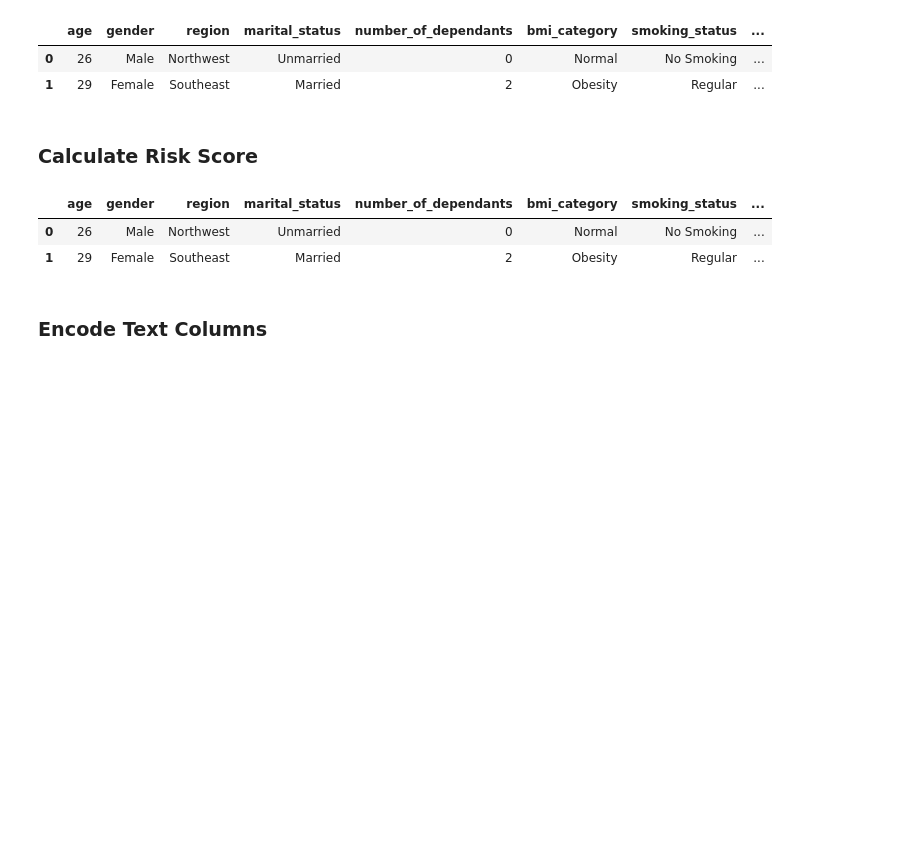
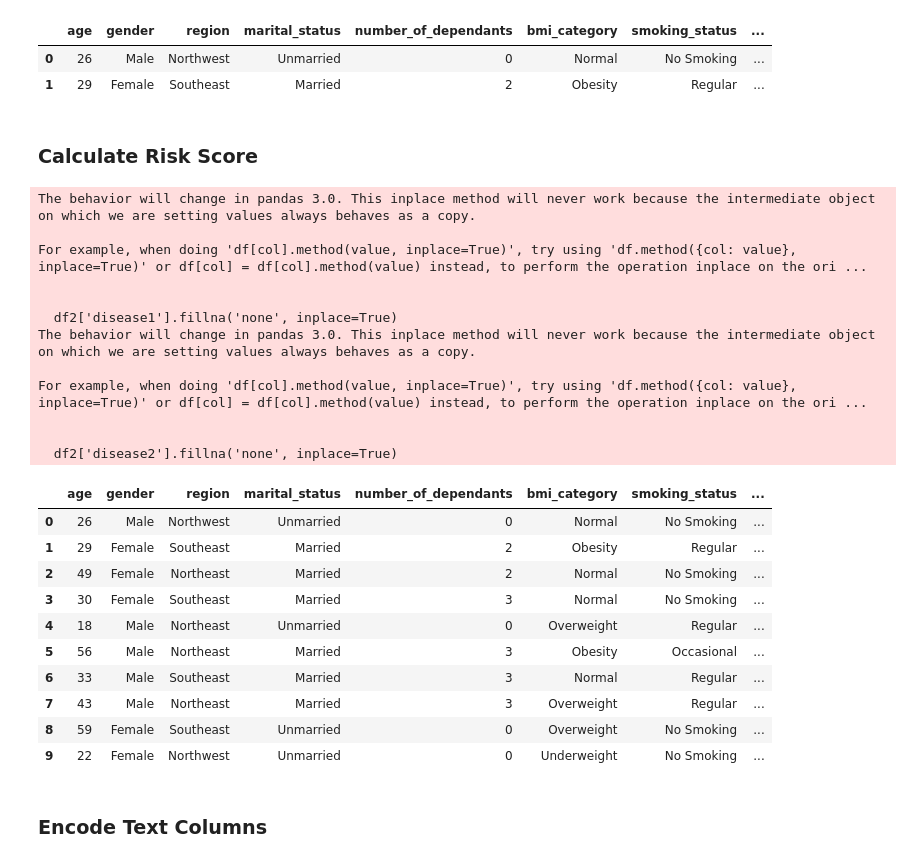
Before and after one commit to Amgoth-Suresh/Machine-Learning-Project-1-Healthcare-Premium-Prediction-Regression-, a Jupyter notebook: project_1_datacleaning_&_EDA_resources/ml_premium_prediction.ipynb, the cells around one changed output. Drawn from its saved outputs; the diff is of its cells as text; code cells hidden in the pictures; blank space fills up the shorter version.

```diff
--- a/project_1_datacleaning_&_EDA_resources/ml_premium_prediction.ipynb
+++ b/project_1_datacleaning_&_EDA_resources/ml_premium_prediction.ipynb
@@ -351,31 +362,51 @@ df2.head(2)
 # %%
 # Define the risk scores for each condition
 risk_scores = {
     "diabetes": 6,
     "heart disease": 8,
     "high blood pressure":6,
     "thyroid": 5,
     "no disease": 0,
     "none":0
 }
 
 df2[['disease1', 'disease2']] = df2['medical_history'].str.split(" & ", expand=True).apply(lambda x: x.str.lower())
 df2['disease1'].fillna('none', inplace=True)
 df2['disease2'].fillna('none', inplace=True)
 df2['total_risk_score'] = 0
 
 for disease in ['disease1', 'disease2']:
     df2['total_risk_score'] += df2[disease].map(risk_scores)
 
 # Normalize the risk score to a range of 0 to 1
 max_score = df2['total_risk_score'].max()
 min_score = df2['total_risk_score'].min()
 df2['normalized_risk_score'] = (df2['total_risk_score'] - min_score) / (max_score - min_score)
-df2.head(2)
+df2.head(10)
 # %% [output]
+The behavior will change in pandas 3.0. This inplace method will never work because the intermediate object on which we are setting values always behaves as a copy.
+
+For example, when doing 'df[col].method(value, inplace=True)', try using 'df.method({col: value}, inplace=True)' or df[col] = df[col].method(value) instead, to perform the operation inplace on the ori ...
+
+
+  df2['disease1'].fillna('none', inplace=True)
+The behavior will change in pandas 3.0. This inplace method will never work because the intermediate object on which we are setting values always behaves as a copy.
+
+For example, when doing 'df[col].method(value, inplace=True)', try using 'df.method({col: value}, inplace=True)' or df[col] = df[col].method(value) instead, to perform the operation inplace on the ori ...
+
+
+  df2['disease2'].fillna('none', inplace=True)
 |  | age | gender | region | marital_status | number_of_dependants | bmi_category | smoking_status | ... |
 | 0 | 26 | Male | Northwest | Unmarried | 0 | Normal | No Smoking | ... |
 | 1 | 29 | Female | Southeast | Married | 2 | Obesity | Regular | ... |
+| 2 | 49 | Female | Northeast | Married | 2 | Normal | No Smoking | ... |
+| 3 | 30 | Female | Southeast | Married | 3 | Normal | No Smoking | ... |
+| 4 | 18 | Male | Northeast | Unmarried | 0 | Overweight | Regular | ... |
+| 5 | 56 | Male | Northeast | Married | 3 | Obesity | Occasional | ... |
+| 6 | 33 | Male | Southeast | Married | 3 | Normal | Regular | ... |
+| 7 | 43 | Male | Northeast | Married | 3 | Overweight | Regular | ... |
+| 8 | 59 | Female | Southeast | Unmarried | 0 | Overweight | No Smoking | ... |
+| 9 | 22 | Female | Northwest | Unmarried | 0 | Underweight | No Smoking | ... |
 # %% [markdown]
 ### Encode Text Columns
 # %%
```
Also changed, not shown: parts of 9 cells of this notebook.
